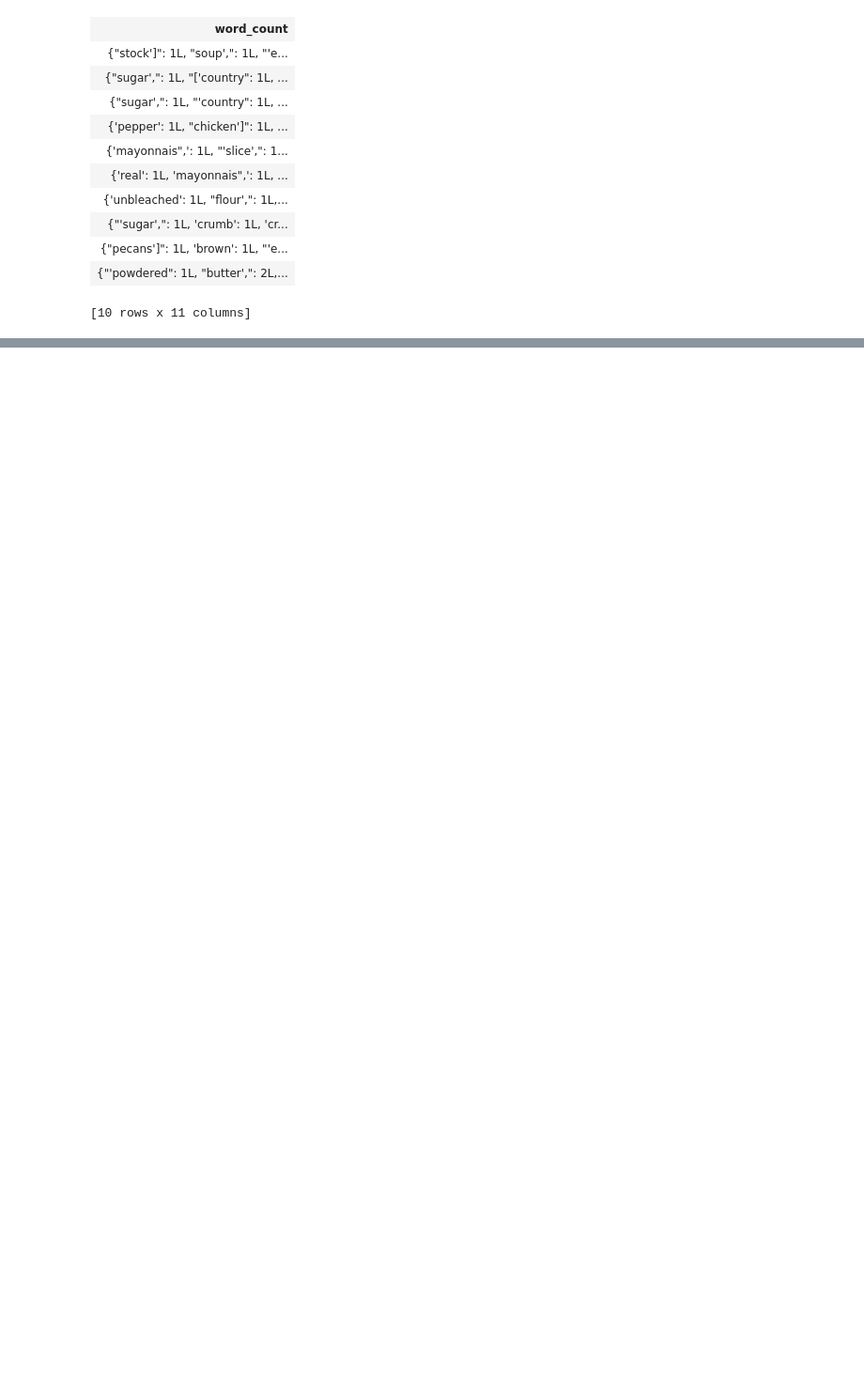
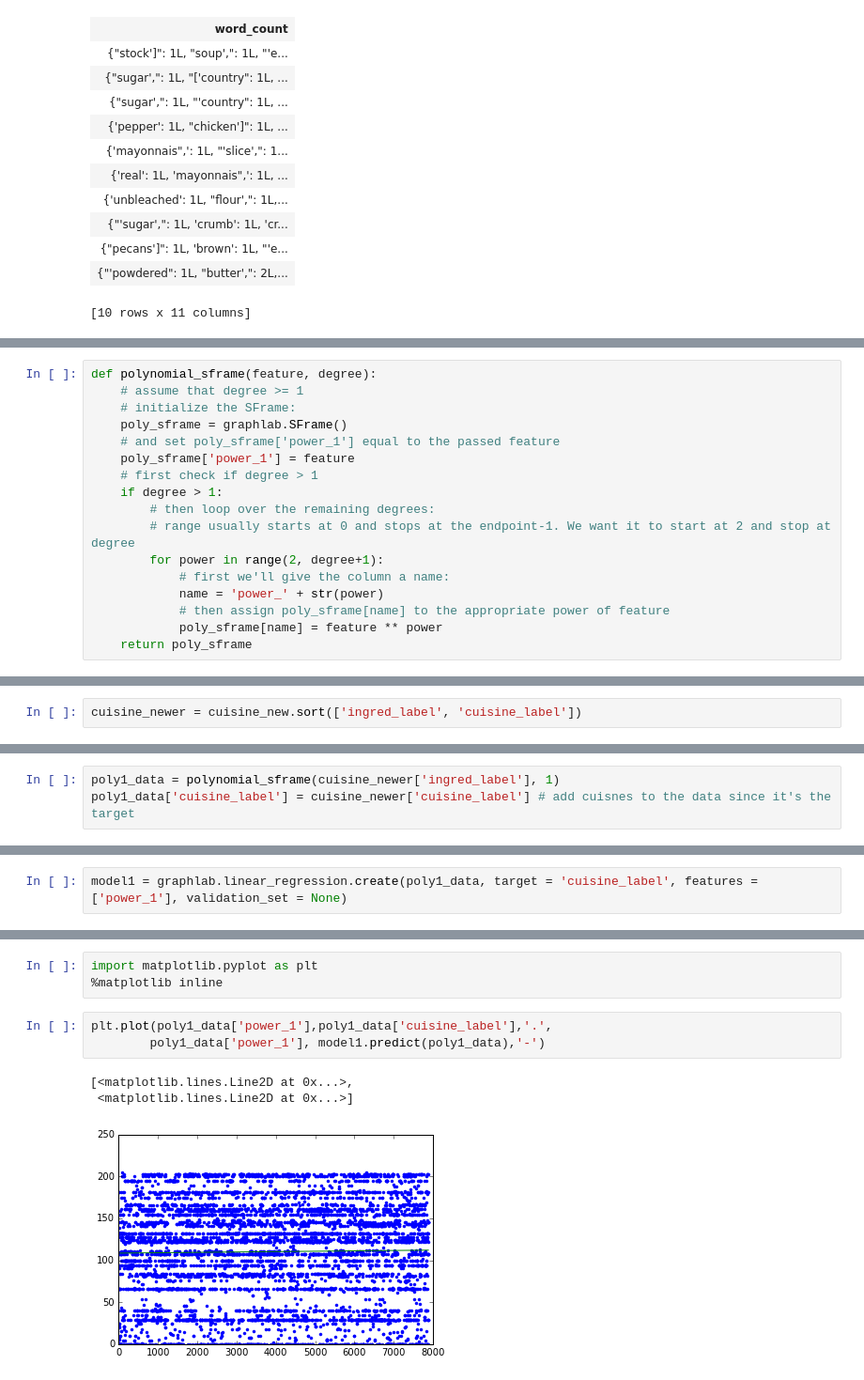
Before and after one commit to ishank62/Intelligent-Refregerator, a Jupyter notebook: Research Project.ipynb, the cells around one changed output, grey strips where cells are left out. Shown at 94% size. Cells and saved outputs as stored; diff of their text form; blank space fills up the shorter version.

```diff
--- a/Research Project.ipynb
+++ b/Research Project.ipynb
@@ -1089,0 +1401,17 @@ cuisine_new.head()
+# %%
+def polynomial_sframe(feature, degree):
+    # assume that degree >= 1
+    # initialize the SFrame:
+    poly_sframe = graphlab.SFrame()
+    # and set poly_sframe['power_1'] equal to the passed feature
+    poly_sframe['power_1'] = feature
+    # first check if degree > 1
+    if degree > 1:
+        # then loop over the remaining degrees:
+        # range usually starts at 0 and stops at the endpoint-1. We want it to start at 2 and stop at degree
+        for power in range(2, degree+1):
+            # first we'll give the column a name:
+            name = 'power_' + str(power)
+            # then assign poly_sframe[name] to the appropriate power of feature
+            poly_sframe[name] = feature ** power
+    return poly_sframe
@@ -1089,0 +1435,2 @@ cuisine_new.head()
+# %%
+cuisine_newer = cuisine_new.sort(['ingred_label', 'cuisine_label'])
@@ -1089,0 +1439,3 @@ cuisine_new.head()
+# %%
+poly1_data = polynomial_sframe(cuisine_newer['ingred_label'], 1)
+poly1_data['cuisine_label'] = cuisine_newer['cuisine_label'] # add cuisnes to the data since it's the target
@@ -1089,0 +1462,2 @@ cuisine_new.head()
+# %%
+model1 = graphlab.linear_regression.create(poly1_data, target = 'cuisine_label', features = ['power_1'], validation_set = None)
@@ -1089,0 +1486,10 @@ cuisine_new.head()
+# %%
+import matplotlib.pyplot as plt
+%matplotlib inline
+# %%
+plt.plot(poly1_data['power_1'],poly1_data['cuisine_label'],'.',
+        poly1_data['power_1'], model1.predict(poly1_data),'-')
+# %% [output]
+[<matplotlib.lines.Line2D at 0x...>,
+ <matplotlib.lines.Line2D at 0x...>]
+[figure, added]
```
Also changed, not shown: parts of 364 cells of this notebook, 1 other file.
